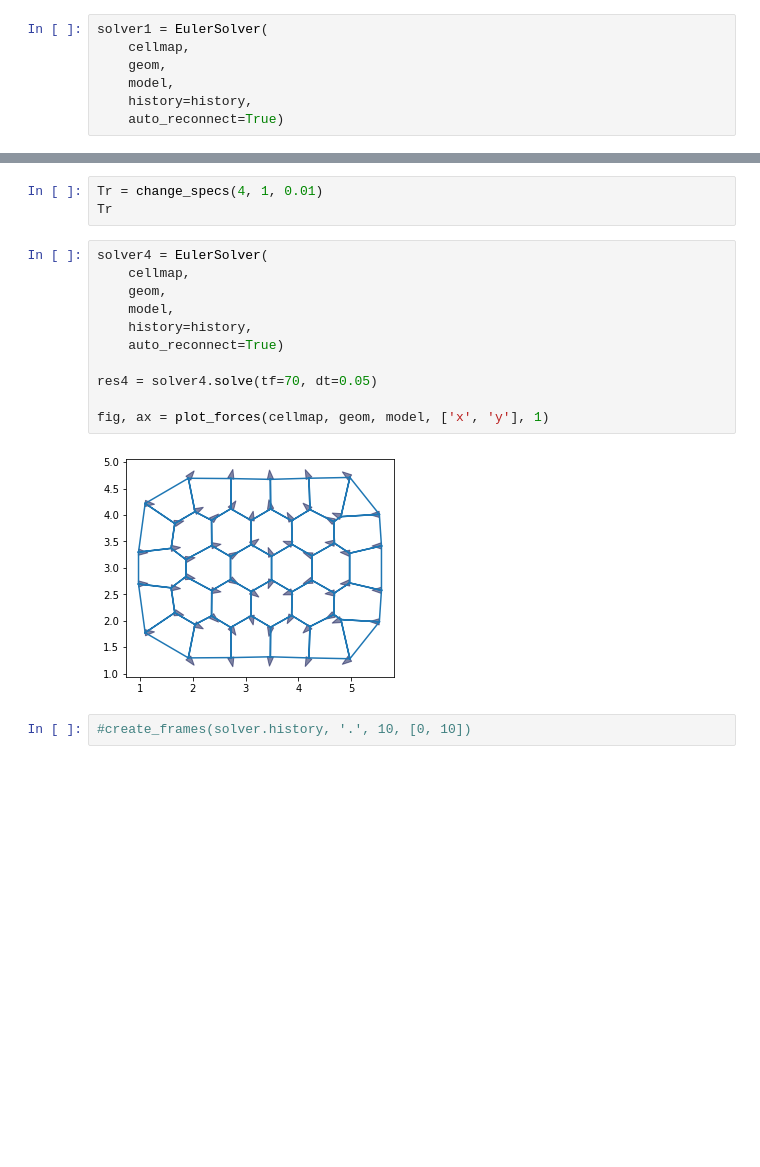
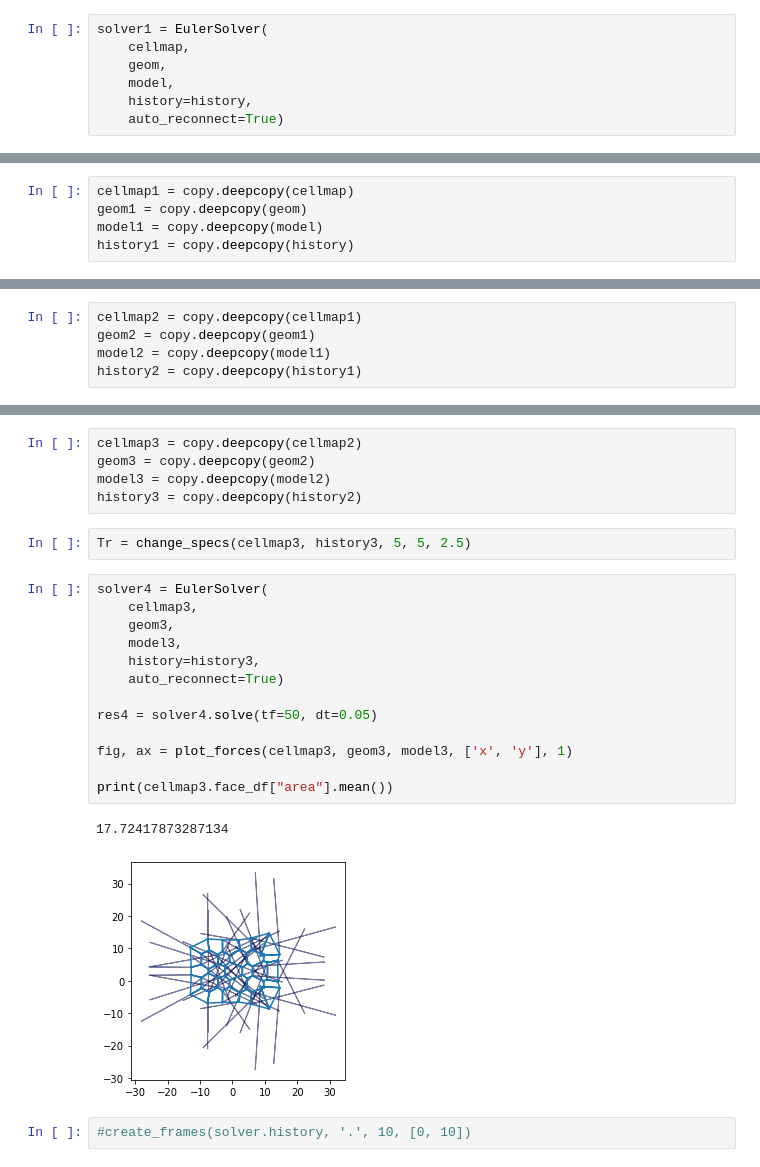
Before and after one commit to vlachina/LymphNode, a Jupyter notebook: lymphNode.ipynb, the cells around one changed output, grey strips where cells are left out. Drawn from its saved outputs; the diff is of its cells as text; blank space fills up the shorter version.

```diff
--- a/lymphNode.ipynb
+++ b/lymphNode.ipynb
@@ -80 +91,6 @@ fig, ax = plot_forces(cellmap, geom, model, ['x', 'y'], 1)
+# %%
+cellmap1 = copy.deepcopy(cellmap)
+geom1 = copy.deepcopy(geom)
+model1 = copy.deepcopy(model)
+history1 = copy.deepcopy(history)
 # %%
@@ -96 +114,6 @@ fig, ax = plot_forces(cellmap, geom, model, ['x', 'y'], 1)
+# %%
+cellmap2 = copy.deepcopy(cellmap1)
+geom2 = copy.deepcopy(geom1)
+model2 = copy.deepcopy(model1)
+history2 = copy.deepcopy(history1)
 # %%
@@ -112,19 +146,26 @@ fig, ax = plot_forces(cellmap, geom, model, ['x', 'y'], 1)
+# %%
+cellmap3 = copy.deepcopy(cellmap2)
+geom3 = copy.deepcopy(geom2)
+model3 = copy.deepcopy(model2)
+history3 = copy.deepcopy(history2)
 # %%
-Tr = change_specs(4, 1, 0.01)
-Tr
+Tr = change_specs(cellmap3, history3, 5, 5, 2.5)
 # %%
 solver4 = EulerSolver(
-    cellmap,
-    geom,
-    model,
-    history=history,
+    cellmap3,
+    geom3,
+    model3,
+    history=history3,
     auto_reconnect=True)
 
-res4 = solver4.solve(tf=70, dt=0.05)
+res4 = solver4.solve(tf=50, dt=0.05)
 
-fig, ax = plot_forces(cellmap, geom, model, ['x', 'y'], 1)
+fig, ax = plot_forces(cellmap3, geom3, model3, ['x', 'y'], 1)
+
+print(cellmap3.face_df["area"].mean())
 # %% [output]
+17.72417873287134
-[figure, old version]
+[figure, new version]
 # %%
 #create_frames(solver.history, '.', 10, [0, 10])
 # %%
```
Also changed, not shown: parts of 10 cells of this notebook.
